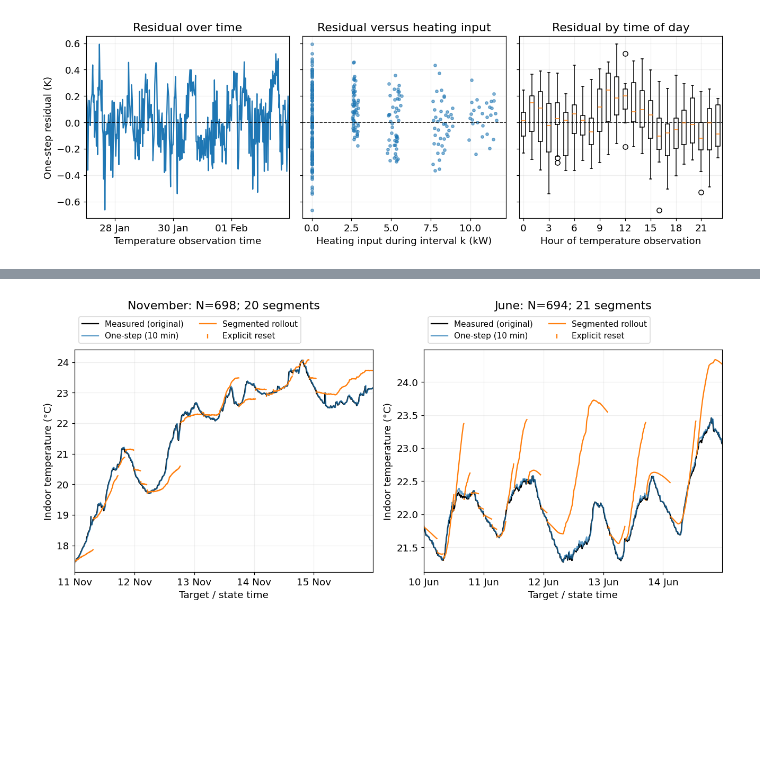
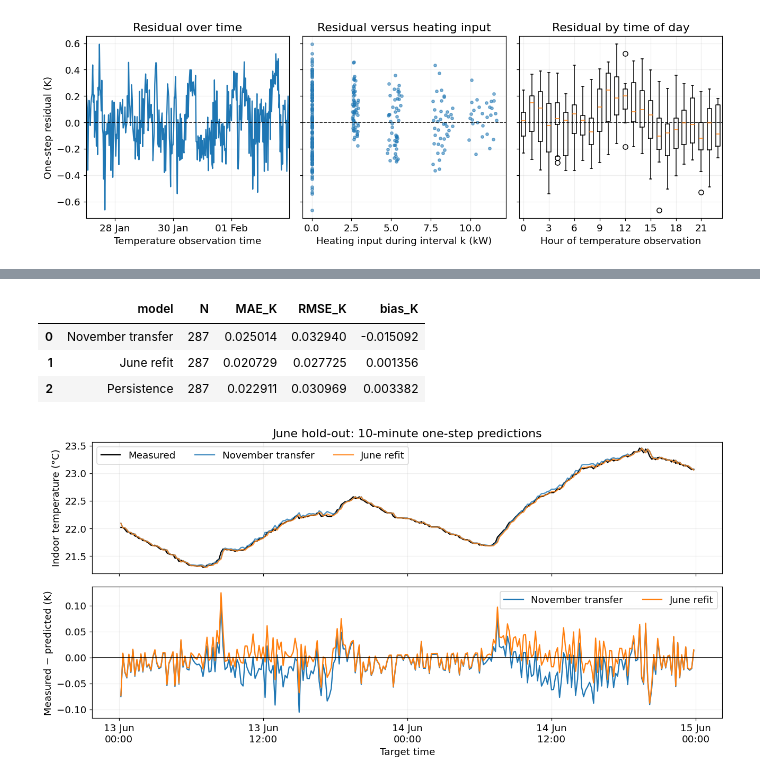
Before and after one commit to akylasstrat/BENV0169_26-27, a Jupyter notebook: tutorial_6_2_rc_model_identification_solution.ipynb, the cells around one changed output, grey strips where cells are left out. Saved outputs shown, nothing was run; the diff lists cells and outputs as text; code cells hidden in the pictures; blank space fills up the shorter version.

```diff
--- a/tutorial_6_2_rc_model_identification_solution.ipynb
+++ b/tutorial_6_2_rc_model_identification_solution.ipynb
@@ -720,0 +635,9 @@ export_table(house_scores,"house_scores.csv");export_table(house_segments,"house
+# %%
+november_model = lsq_linear(november_fit[house_features], november_fit["dT"],
+                            bounds=(house_lower, house_upper))
+june_model = lsq_linear(june_fit[house_features], june_fit["dT"],
+                        bounds=(house_lower, house_upper))
+if not november_model.success or not june_model.success:
+    raise RuntimeError("Inspect the least-squares solver messages.")
+november_coefficients = november_model.x
+june_coefficients = june_model.x
@@ -721,21 +713,37 @@ export_table(house_scores,"house_scores.csv");export_table(house_segments,"house
+# %%
+june_predictions = pd.DataFrame(index=june_test.index)
+june_predictions["November transfer"] = june_test["T"] + june_test[house_features] @ november_coefficients
+june_predictions["June refit"] = june_test["T"] + june_test[house_features] @ june_coefficients
+june_predictions["Persistence"] = june_test["T"]
+june_scores = pd.DataFrame([
+    {"model": name, **temperature_metrics(june_test["T_next"], prediction)}
+    for name, prediction in june_predictions.items()
+])
 # %%
-fig,axes=plt.subplots(1,2,figsize=(12,5.5))
-for ax,(name,raw) in zip(axes,house_raw.items()):
-    predicted=house_predictions[name]
-    ax.plot(raw.index,raw[HOUSE_COLUMNS[0]],color="black",label="Measured (original)")
-    ax.plot(predicted.target_time,predicted.one_step_c,color="tab:blue",alpha=.7,label="One-step (10 min)")
-    for number,(segment,group) in enumerate(predicted.loc[predicted.segment_id>=0].groupby("segment_id")):
-        ax.plot(group.target_time,group.rollout_c,color="tab:orange",label="Segmented rollout" if number==0 else None)
-    resets=predicted.loc[predicted.reset_at_predictor]
-    ax.scatter(resets.predictor_time,resets.indoor_temperature_c,marker="|",s=30,color="tab:orange",label="Explicit reset")
-    N=int(predicted.common_score_mask.sum());segments=int(predicted.reset_at_predictor.sum())
-    ax.set(title=f"{name}: N={N}; {segments} segments",ylabel="Indoor temperature (°C)",xlabel="Target / state time")
-    ax.set_xlim(raw.index[0],raw.index[-1])
-    legend_above(ax,2);ax.set_title(ax.get_title(),pad=50);time_axis(ax)
-save_figure(fig,"F62-10",["data/tutorial_6_2/10mins_solpap_2016.csv","data/tutorial_6_2/10mins_solpap_2017.csv"],
-    "11–15 November 2016; 10–14 June 2017","°C;kW electricity+gas proxy;kW/m²",
-    "Frozen November coefficients; original-observation headline scores; no imputation",
-    counts="720 observations/period; common targets "+str(house_scores.groupby("period").N.first().to_dict()))
+display(june_scores)
+export_table(june_scores, "house_june_test_scores.csv")
+june_record = june_test[["target_time", "T", "T_next"]].join(june_predictions)
+export_table(june_record.rename_axis("predictor_time"), "house_june_test_predictions.csv", index=True)
+fig, axes = plt.subplots(2, 1, figsize=(12, 6), sharex=True)
+axes[0].plot(june_test.target_time, june_test["T_next"], color="black", label="Measured")
+for name, colour in [("November transfer", "tab:blue"), ("June refit", "tab:orange")]:
+    axes[0].plot(june_test.target_time, june_predictions[name], color=colour, alpha=.8, label=name)
+    axes[1].plot(june_test.target_time, june_test["T_next"] - june_predictions[name], color=colour, label=name)
+axes[0].set(ylabel="Indoor temperature (°C)", title="June hold-out: 10-minute one-step predictions")
+axes[0].legend(ncol=3)
+axes[1].axhline(0, color="black", linewidth=1)
+axes[1].set(ylabel="Measured − predicted (K)", xlabel="Target time")
+axes[1].legend(ncol=2)
+axes[1].xaxis.set_major_locator(mdates.HourLocator(byhour=[0, 12]))
+axes[1].xaxis.set_major_formatter(mdates.DateFormatter("%d %b\n%H:%M"))
+save_figure(fig, "F62-10", ["data/tutorial_6_2/10mins_solpap_2016.csv",
+    "data/tutorial_6_2/10mins_solpap_2017.csv"], "13–14 June 2017",
+    "°C;K", "Fixed November fit versus June refit; interpolated June test measurements",
+    counts=f"{len(june_test)} common 10-minute targets per model")
 # %% [output]
+|  | model | N | MAE_K | RMSE_K | bias_K |
+| 0 | November transfer | 287 | 0.025014 | 0.032940 | -0.015092 |
+| 1 | June refit | 287 | 0.020729 | 0.027725 | 0.001356 |
+| 2 | Persistence | 287 | 0.022911 | 0.030969 | 0.003382 |
-[figure, old version]
+[figure, new version]
 # %% [markdown]
```
Also changed, not shown: parts of 45 cells of this notebook, 6 other files.
